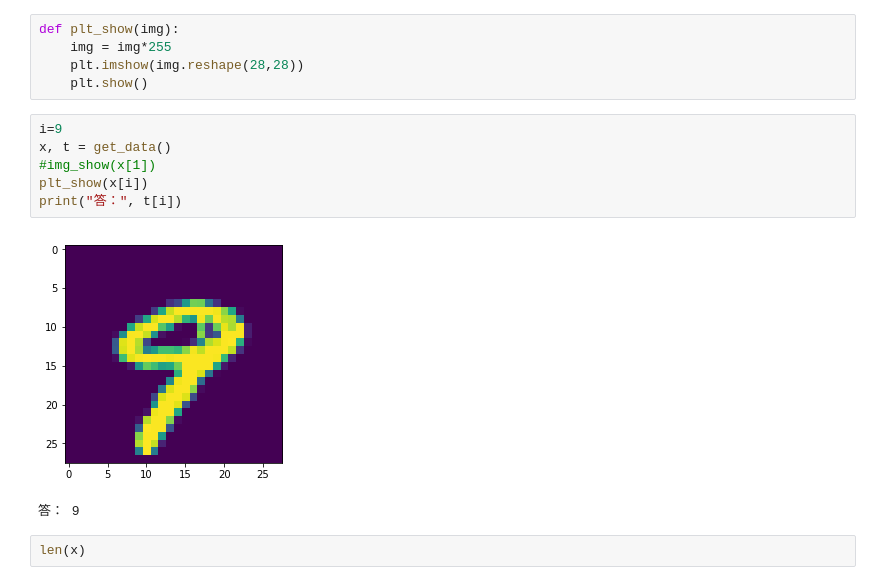
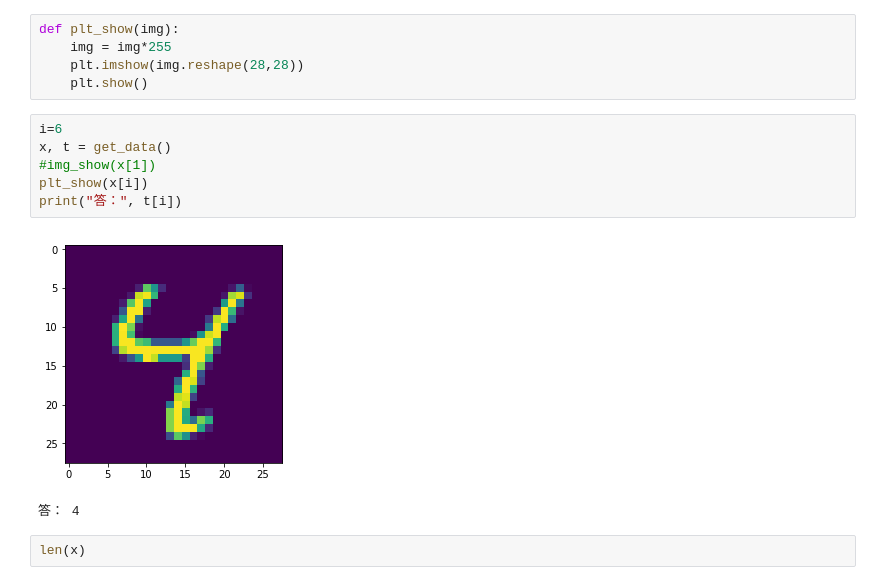
Before and after one commit to lightondust/jupyter, a Jupyter notebook: machin_learning_for_scratch.ipynb, the cells around one changed output. Saved outputs shown, nothing was run; the diff lists cells and outputs as text.

```diff
--- a/machin_learning_for_scratch.ipynb
+++ b/machin_learning_for_scratch.ipynb
@@ -82,14 +82,14 @@ def plt_show(img):
     plt.imshow(img.reshape(28,28))
     plt.show()
 # %%
-i=9
+i=6
 x, t = get_data()
 #img_show(x[1])
 plt_show(x[i])
 print("答：", t[i])
 # %% [output]
-[figure, old version]
+[figure, new version]
-答： 9
+答： 4
 # %%
 len(x)
 # %% [output]
```
Also changed, not shown: parts of 1 cell of this notebook, 2 other files.
